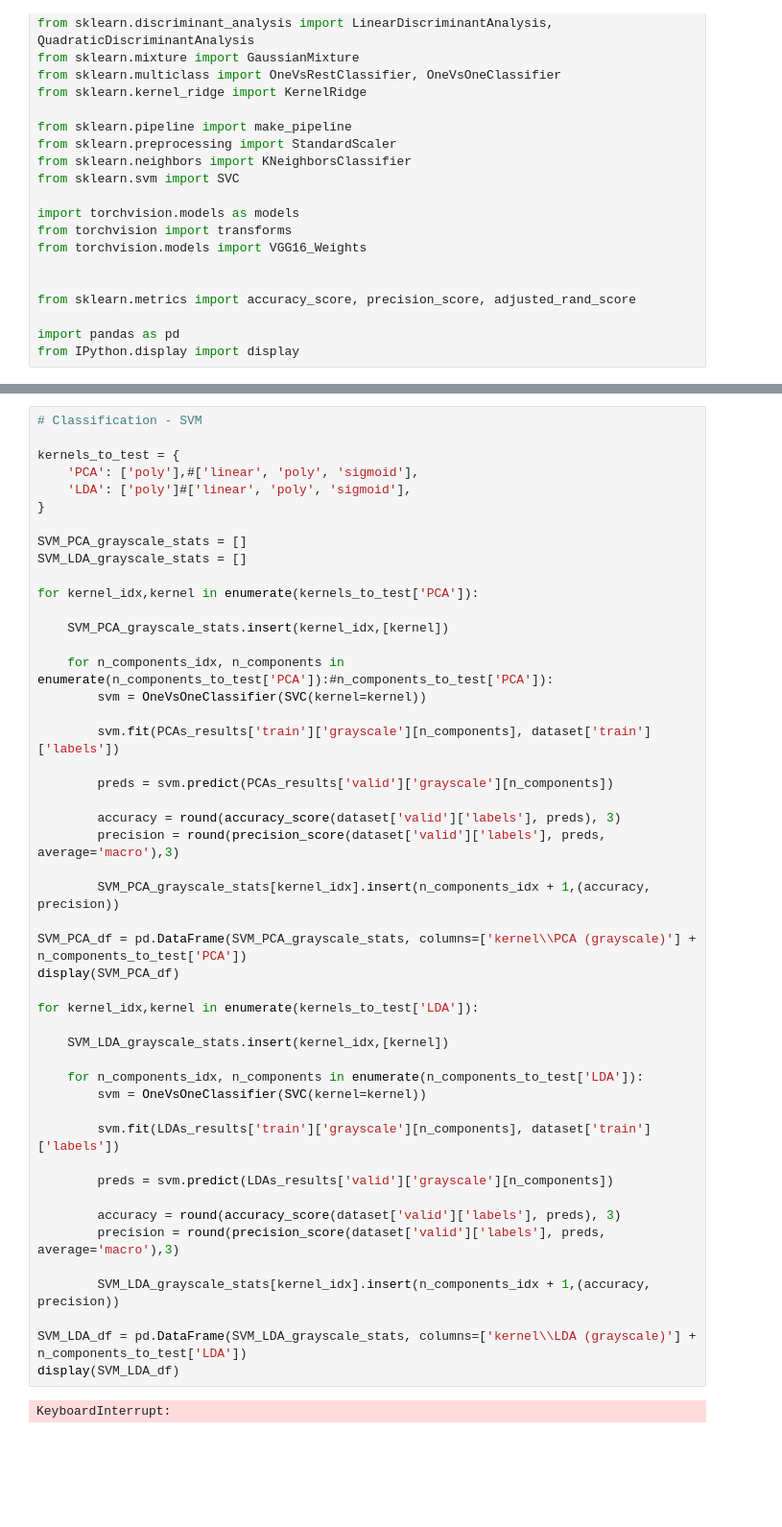
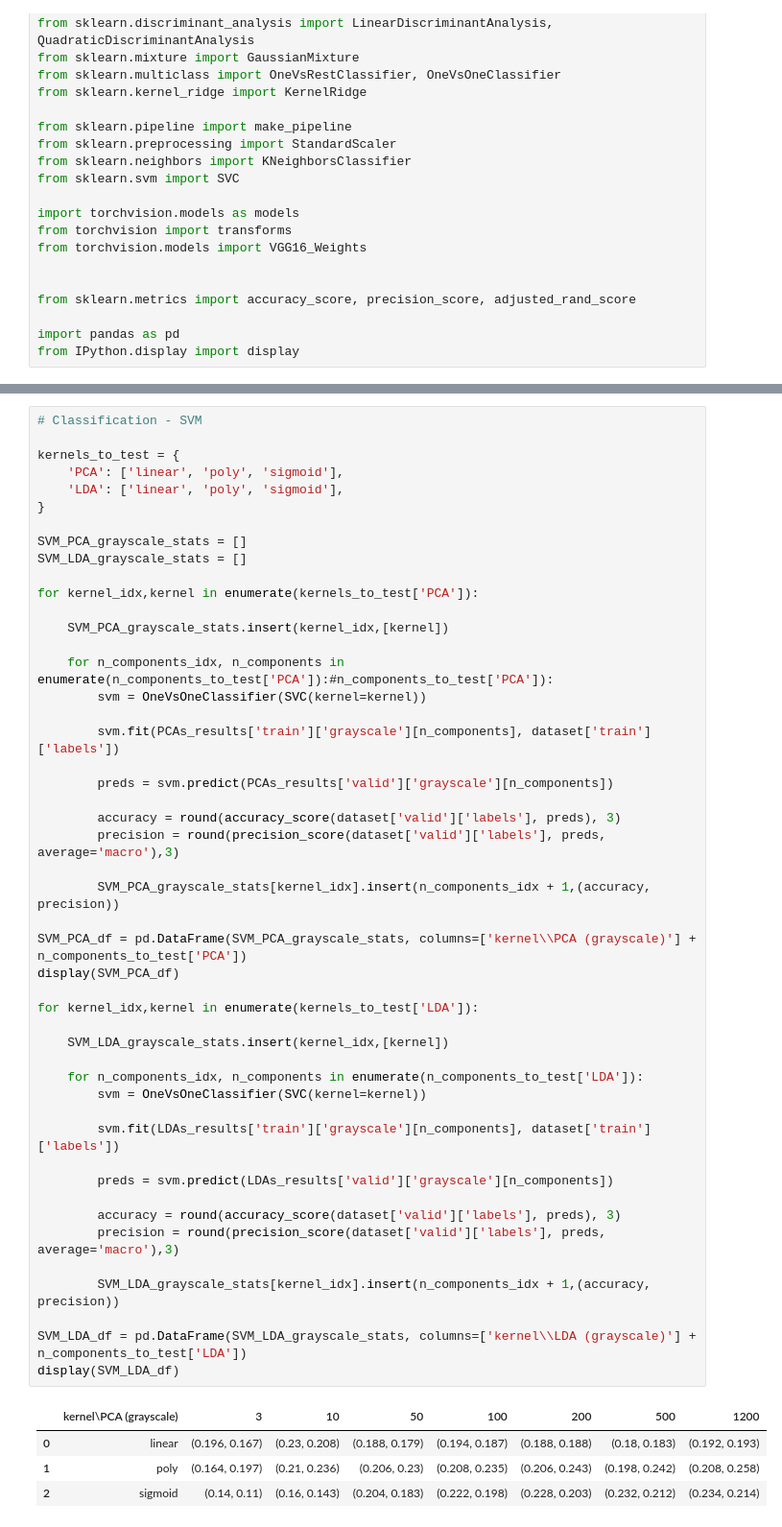
Before and after one commit to bonoldie/ML_exam, a Jupyter notebook: nb.ipynb, the cells around one changed output, grey strips where cells are left out. Shown at 96% size. Drawn from its saved outputs; the diff is of its cells as text; blank space fills up the shorter version.

```diff
--- a/nb.ipynb
+++ b/nb.ipynb
@@ -365,8 +346,8 @@ display(KRR_LDA_df)
 # Classification - SVM
 
 kernels_to_test = {
-    'PCA': ['poly'],#['linear', 'poly', 'sigmoid'],
-    'LDA': ['poly']#['linear', 'poly', 'sigmoid'],
+    'PCA': ['linear', 'poly', 'sigmoid'],
+    'LDA': ['linear', 'poly', 'sigmoid'],
 }
 
 SVM_PCA_grayscale_stats = []
@@ -383,31 +364,34 @@ for kernel_idx,kernel in enumerate(kernels_to_test['PCA']):
 
         preds = svm.predict(PCAs_results['valid']['grayscale'][n_components])
 
         accuracy = round(accuracy_score(dataset['valid']['labels'], preds), 3)
         precision = round(precision_score(dataset['valid']['labels'], preds, average='macro'),3)
 
         SVM_PCA_grayscale_stats[kernel_idx].insert(n_components_idx + 1,(accuracy, precision))
 
 SVM_PCA_df = pd.DataFrame(SVM_PCA_grayscale_stats, columns=['kernel\\PCA (grayscale)'] + n_components_to_test['PCA'])
 display(SVM_PCA_df)
 
 for kernel_idx,kernel in enumerate(kernels_to_test['LDA']):
 
     SVM_LDA_grayscale_stats.insert(kernel_idx,[kernel])
 
     for n_components_idx, n_components in enumerate(n_components_to_test['LDA']):
         svm = OneVsOneClassifier(SVC(kernel=kernel))
 
         svm.fit(LDAs_results['train']['grayscale'][n_components], dataset['train']['labels'])
 
         preds = svm.predict(LDAs_results['valid']['grayscale'][n_components])
 
         accuracy = round(accuracy_score(dataset['valid']['labels'], preds), 3)
         precision = round(precision_score(dataset['valid']['labels'], preds, average='macro'),3)
 
         SVM_LDA_grayscale_stats[kernel_idx].insert(n_components_idx + 1,(accuracy, precision))
 
 SVM_LDA_df = pd.DataFrame(SVM_LDA_grayscale_stats, columns=['kernel\\LDA (grayscale)'] + n_components_to_test['LDA'])
 display(SVM_LDA_df)
 # %% [output]
-KeyboardInterrupt:
+|  | kernel\PCA (grayscale) | 3 | 10 | 50 | 100 | 200 | 500 | 1200 |
+| 0 | linear | (0.196, 0.167) | (0.23, 0.208) | (0.188, 0.179) | (0.194, 0.187) | (0.188, 0.188) | (0.18, 0.183) | (0.192, 0.193) |
+| 1 | poly | (0.164, 0.197) | (0.21, 0.236) | (0.206, 0.23) | (0.208, 0.235) | (0.206, 0.243) | (0.198, 0.242) | (0.208, 0.258) |
+| 2 | sigmoid | (0.14, 0.11) | (0.16, 0.143) | (0.204, 0.183) | (0.222, 0.198) | (0.228, 0.203) | (0.232, 0.212) | (0.234, 0.214) |
```
Also changed, not shown: parts of 7 cells of this notebook, 9 other files.
